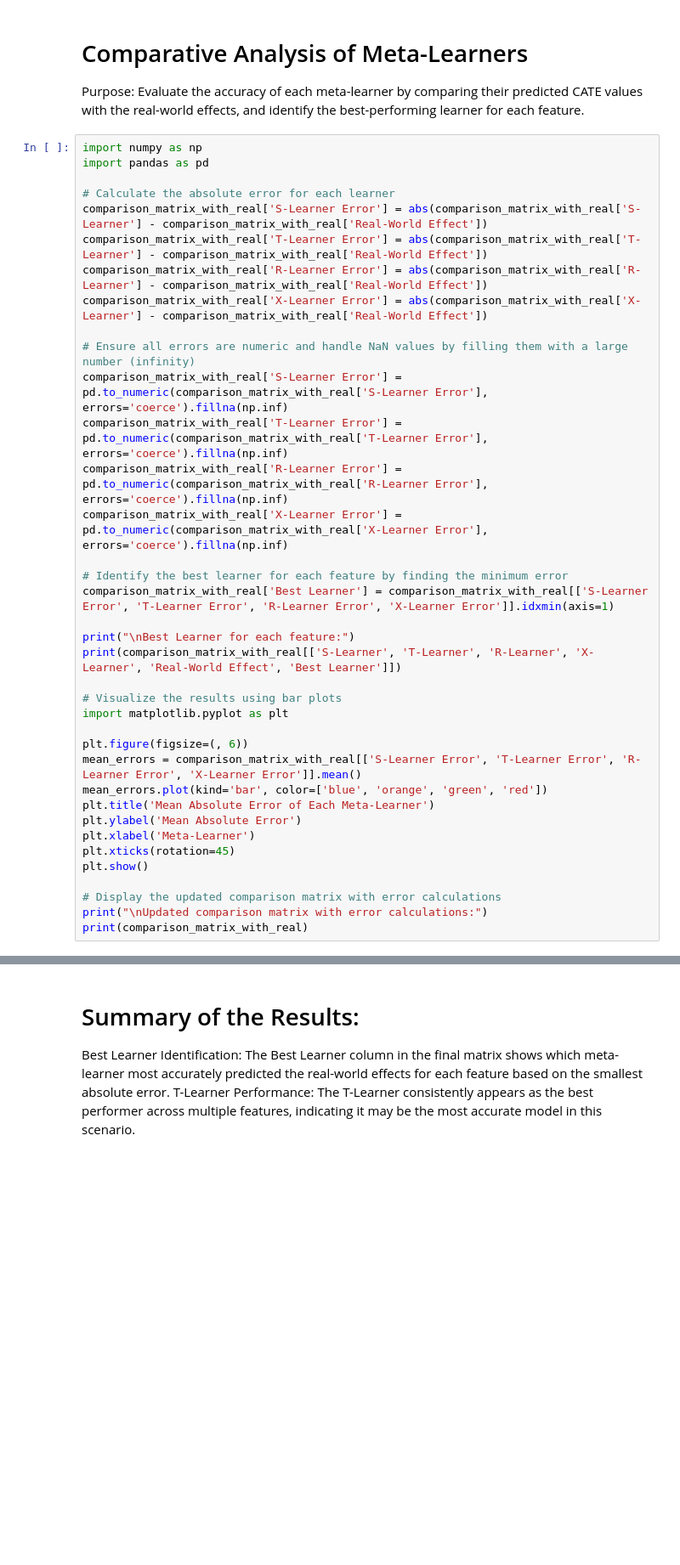
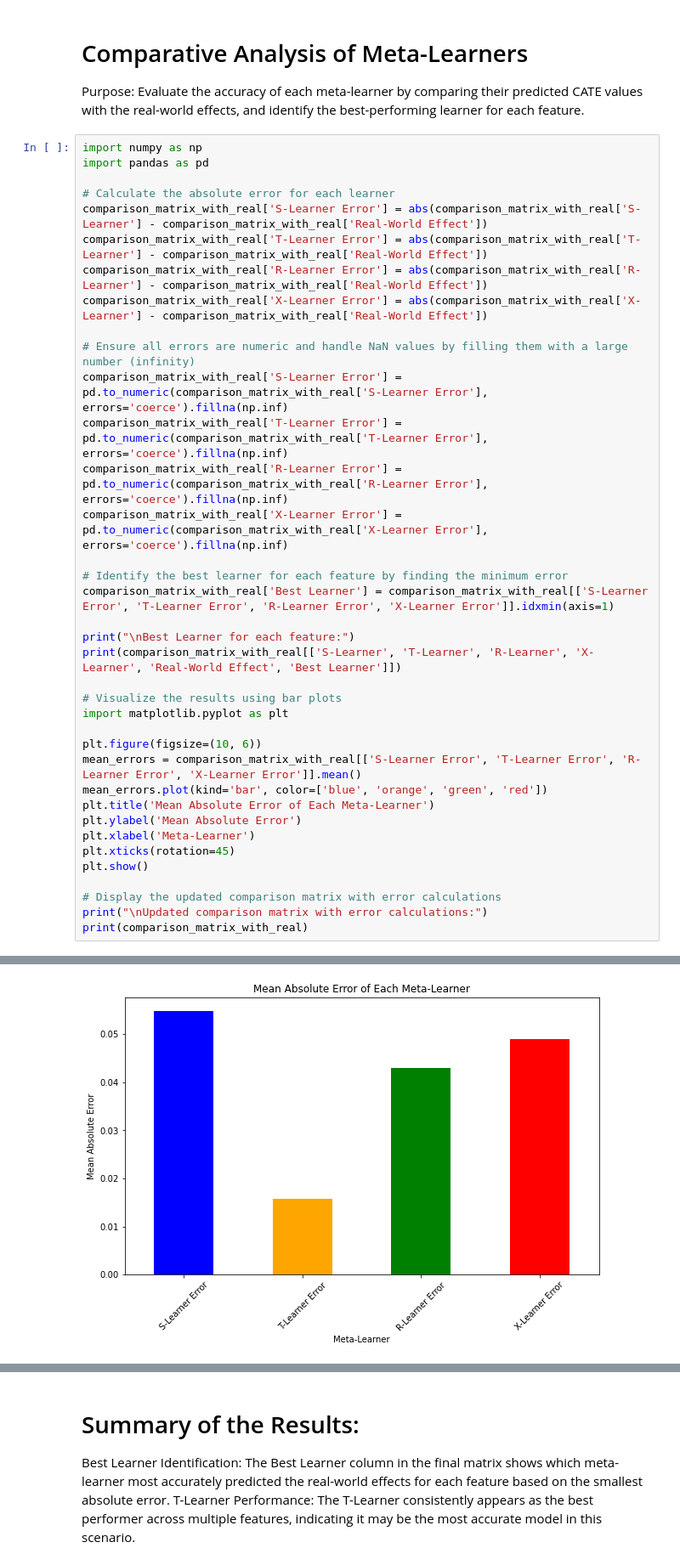
Before and after one commit to lily01awasthi/CATE_Estimation_using_Meta_Learners, a Jupyter notebook: notebooks/Experiments/Compare CATE with real_predictions for groups.ipynb, the cells around one changed output, grey strips where cells are left out. Shown: that part at 85% size. Saved outputs shown, nothing was run; the diff lists cells and outputs as text; blank space fills up the shorter version.

```diff
--- a/notebooks/Compare CATE with real_predictions for groups.ipynb
+++ b/notebooks/Experiments/Compare CATE with real_predictions for groups.ipynb
@@ -241,7 +241,7 @@ print(comparison_matrix_with_real[['S-Learner', 'T-Learner', 'R-Learner', 'X-Lea
 # Visualize the results using bar plots
 import matplotlib.pyplot as plt
 
-plt.figure(figsize=(, 6))
+plt.figure(figsize=(10, 6))
 mean_errors = comparison_matrix_with_real[['S-Learner Error', 'T-Learner Error', 'R-Learner Error', 'X-Learner Error']].mean()
 mean_errors.plot(kind='bar', color=['blue', 'orange', 'green', 'red'])
 plt.title('Mean Absolute Error of Each Meta-Learner')
@@ -257,0 +274 @@ NameError: name 'comparison_matrix_with_real' is not defined
+[figure, added]
```
Also changed, not shown: parts of 1 cell of this notebook, 7 other files.
